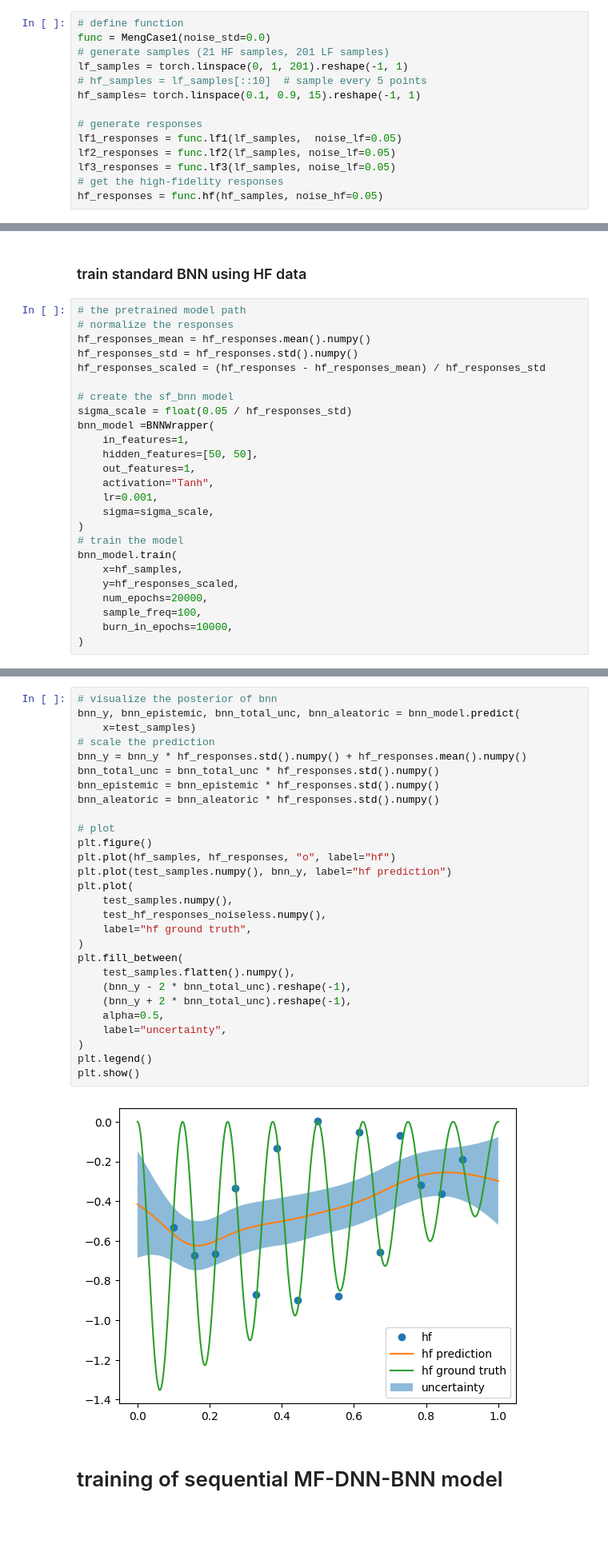
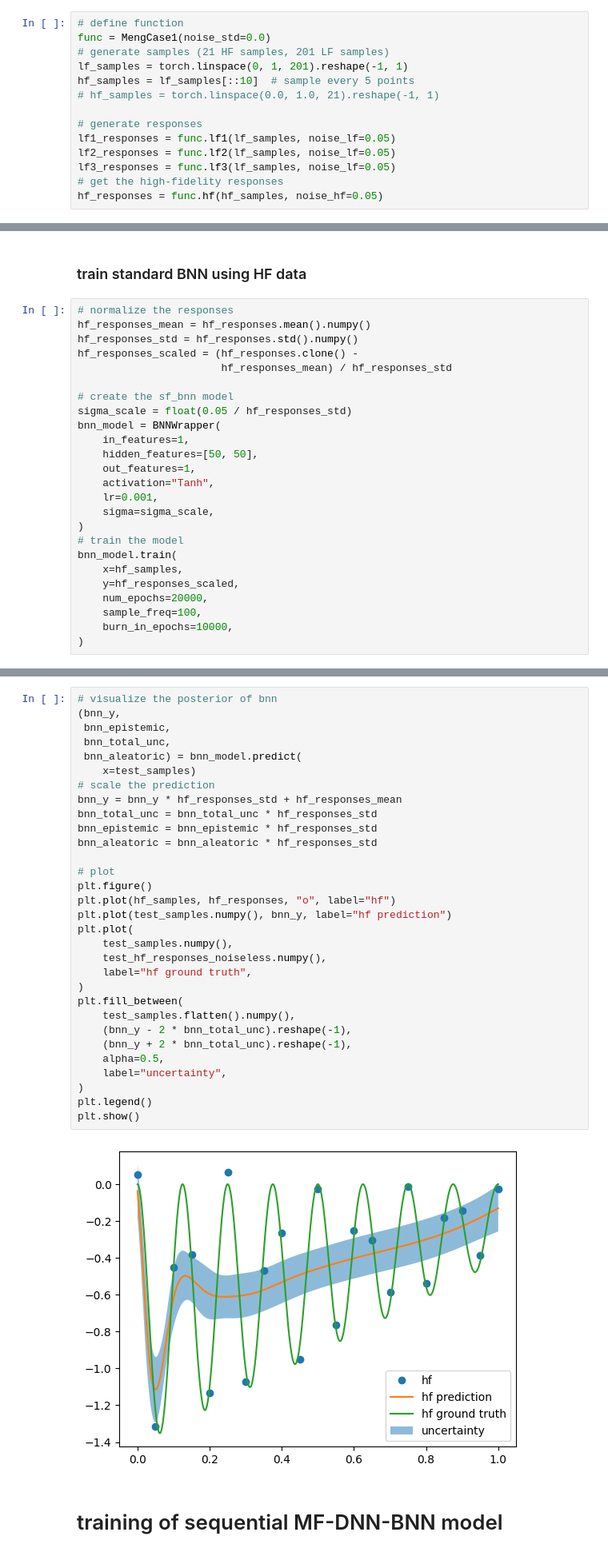
Before and after one commit to bessagroup/mfbml, a Jupyter notebook: studies/bnn_illustrative_examples/mf_dnn_bnn_forrester/mf_dnn_bnn_showcase.ipynb, the cells around one changed output, grey strips where cells are left out. Shown at 80% size. Cells and saved outputs as stored; diff of their text form; blank space fills up the shorter version.

```diff
--- a/studies/bnn_illustrative_examples/mf_dnn_bnn_forrester/mf_dnn_bnn_showcase.ipynb
+++ b/studies/bnn_illustrative_examples/mf_dnn_bnn_forrester/mf_dnn_bnn_showcase.ipynb
@@ -27,11 +27,11 @@ torch.manual_seed(seed)
 func = MengCase1(noise_std=0.0)
 # generate samples (21 HF samples, 201 LF samples)
 lf_samples = torch.linspace(0, 1, 201).reshape(-1, 1)
-# hf_samples = lf_samples[::10]  # sample every 5 points
-hf_samples= torch.linspace(0.1, 0.9, 15).reshape(-1, 1)
+hf_samples = lf_samples[::10]  # sample every 5 points
+# hf_samples = torch.linspace(0.0, 1.0, 21).reshape(-1, 1)
 
 # generate responses
-lf1_responses = func.lf1(lf_samples,  noise_lf=0.05)
+lf1_responses = func.lf1(lf_samples, noise_lf=0.05)
 lf2_responses = func.lf2(lf_samples, noise_lf=0.05)
 lf3_responses = func.lf3(lf_samples, noise_lf=0.05)
 # get the high-fidelity responses
@@ -128,15 +139,15 @@ hf_train_config = {
 # %% [markdown]
 ### train standard BNN using HF data
 # %%
-# the pretrained model path
 # normalize the responses
 hf_responses_mean = hf_responses.mean().numpy()
 hf_responses_std = hf_responses.std().numpy()
-hf_responses_scaled = (hf_responses - hf_responses_mean) / hf_responses_std
+hf_responses_scaled = (hf_responses.clone() -
+                       hf_responses_mean) / hf_responses_std
 
 # create the sf_bnn model
 sigma_scale = float(0.05 / hf_responses_std)
-bnn_model =BNNWrapper(
+bnn_model = BNNWrapper(
     in_features=1,
     hidden_features=[50, 50],
     out_features=1,
@@ -180,33 +184,36 @@ noise: 0.157
 # %%
 # visualize the posterior of bnn
-bnn_y, bnn_epistemic, bnn_total_unc, bnn_aleatoric = bnn_model.predict(
+(bnn_y,
+ bnn_epistemic,
+ bnn_total_unc,
+ bnn_aleatoric) = bnn_model.predict(
     x=test_samples)
 # scale the prediction
-bnn_y = bnn_y * hf_responses.std().numpy() + hf_responses.mean().numpy()
-bnn_total_unc = bnn_total_unc * hf_responses.std().numpy()
-bnn_epistemic = bnn_epistemic * hf_responses.std().numpy()
-bnn_aleatoric = bnn_aleatoric * hf_responses.std().numpy()
+bnn_y = bnn_y * hf_responses_std + hf_responses_mean
+bnn_total_unc = bnn_total_unc * hf_responses_std
+bnn_epistemic = bnn_epistemic * hf_responses_std
+bnn_aleatoric = bnn_aleatoric * hf_responses_std
 
 # plot
 plt.figure()
 plt.plot(hf_samples, hf_responses, "o", label="hf")
 plt.plot(test_samples.numpy(), bnn_y, label="hf prediction")
 plt.plot(
     test_samples.numpy(),
     test_hf_responses_noiseless.numpy(),
     label="hf ground truth",
 )
 plt.fill_between(
     test_samples.flatten().numpy(),
     (bnn_y - 2 * bnn_total_unc).reshape(-1),
     (bnn_y + 2 * bnn_total_unc).reshape(-1),
     alpha=0.5,
     label="uncertainty",
 )
 plt.legend()
 plt.show()
 # %% [output]
-[figure, old version]
+[figure, new version]
 # %% [markdown]
 # training of sequential MF-DNN-BNN model
 # %%
```
Also changed, not shown: parts of 30 cells of this notebook, 1 other file.
